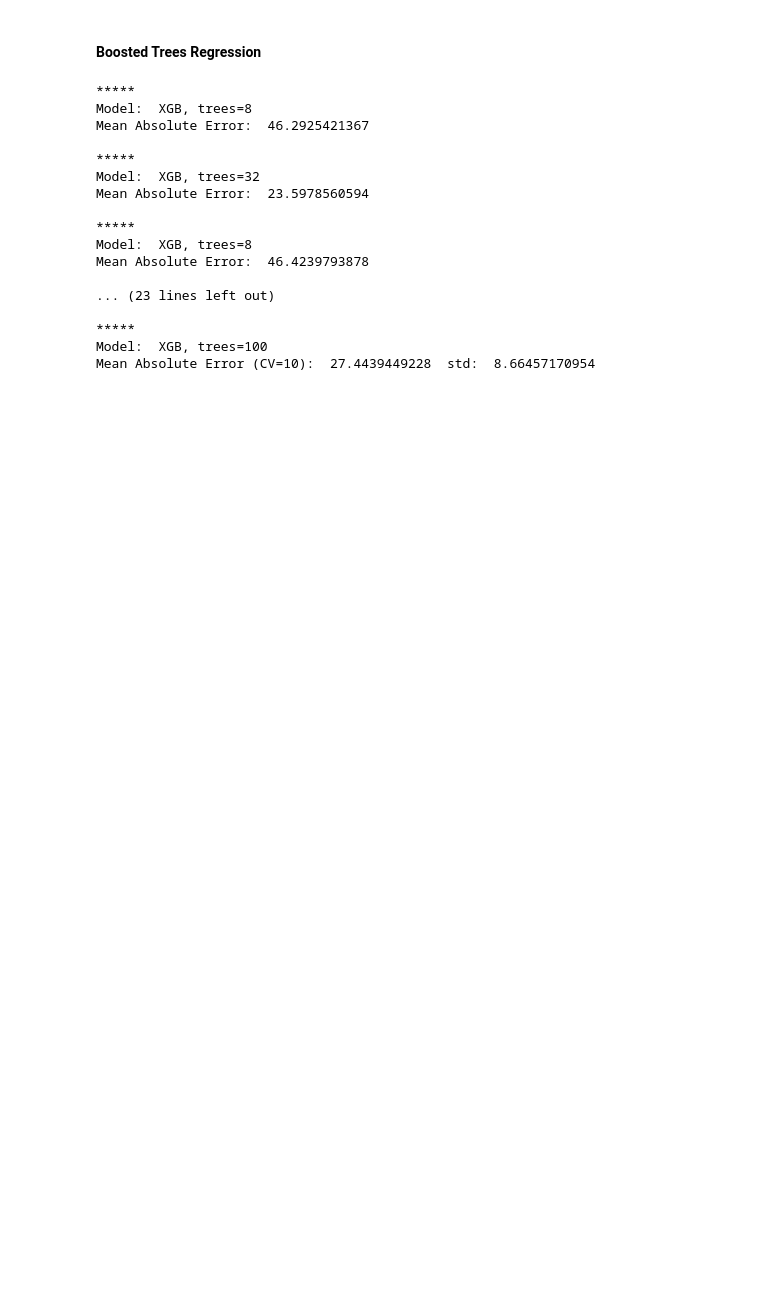
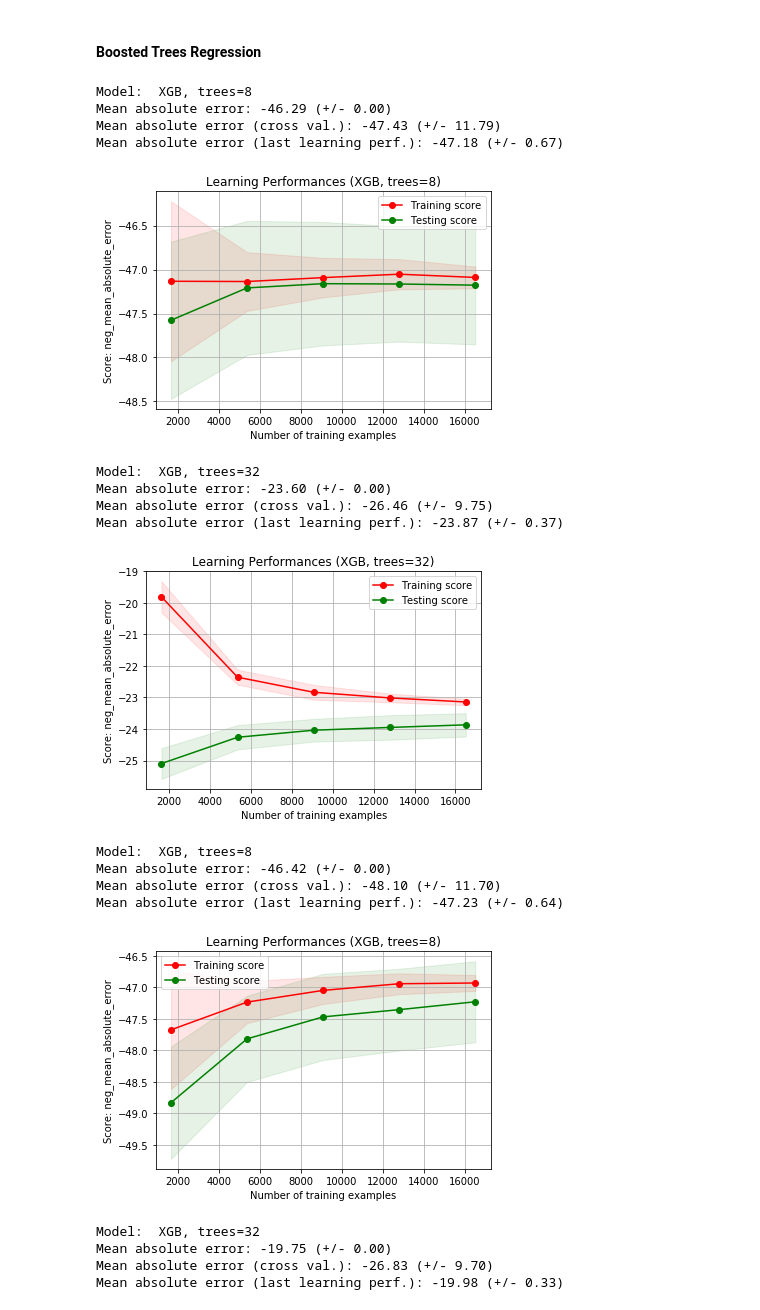
Before and after one commit to mariuszrokita/aircraft-engine-predictive-maintenance, a Jupyter notebook: notebooks/ModelTraining.ipynb, the cells around one changed output. Cells and saved outputs as stored; diff of their text form; code cells hidden in the pictures; blank space fills up the shorter version.

```diff
--- a/notebooks/ModelTraining.ipynb
+++ b/notebooks/ModelTraining.ipynb
@@ -154,29 +226,30 @@ Mean Absolute Error (CV=10):  26.9206828884  std:  8.34852990093
 # %%
 models = [
     ('XGB, trees=8',  XGBRegressor(n_estimators = 8, max_depth = 4, random_state=2017)),
     ('XGB, trees=32', XGBRegressor(n_estimators = 32, max_depth = 4, random_state=2017)),
     ('XGB, trees=8',  XGBRegressor(n_estimators = 8, max_depth = 8, random_state=2017)),
     ('XGB, trees=32', XGBRegressor(n_estimators = 32, max_depth = 8, random_state=2017)),
     ('XGB, trees=100',  XGBRegressor(n_estimators = 100, max_depth = 10, random_state=2017))
 ]
 
-train_and_evaluate_without_cross_validation(models, X, y)
-train_and_evaluate_with_cross_validation(models, X, y, 10)
+train_predict_learning_curve(models, X, y)
 # %% [output]
-*****
 Model:  XGB, trees=8
-Mean Absolute Error:  46.2925421367
-
-*****
-Model:  XGB, trees=32
-Mean Absolute Error:  23.5978560594
-
-*****
-Model:  XGB, trees=8
-Mean Absolute Error:  46.4239793878
-
-... (23 lines left out)
-
-*****
-Model:  XGB, trees=100
-Mean Absolute Error (CV=10):  27.4439449228  std:  8.66457170954
+Mean absolute error: -46.29 (+/- 0.00)
+Mean absolute error (cross val.): -47.43 (+/- 11.79)
+Mean absolute error (last learning perf.): -47.18 (+/- 0.67)
+[figure, added]
+Model:  XGB, trees=32
+Mean absolute error: -23.60 (+/- 0.00)
+Mean absolute error (cross val.): -26.46 (+/- 9.75)
+Mean absolute error (last learning perf.): -23.87 (+/- 0.37)
+[figure, added]
+Model:  XGB, trees=8
+Mean absolute error: -46.42 (+/- 0.00)
+Mean absolute error (cross val.): -48.10 (+/- 11.70)
+Mean absolute error (last learning perf.): -47.23 (+/- 0.64)
+[figure, added]
+Model:  XGB, trees=32
+Mean absolute error: -19.75 (+/- 0.00)
+Mean absolute error (cross val.): -26.83 (+/- 9.70)
+Mean absolute error (last learning perf.): -19.98 (+/- 0.33)
```
Also changed, not shown: parts of 10 cells of this notebook.
